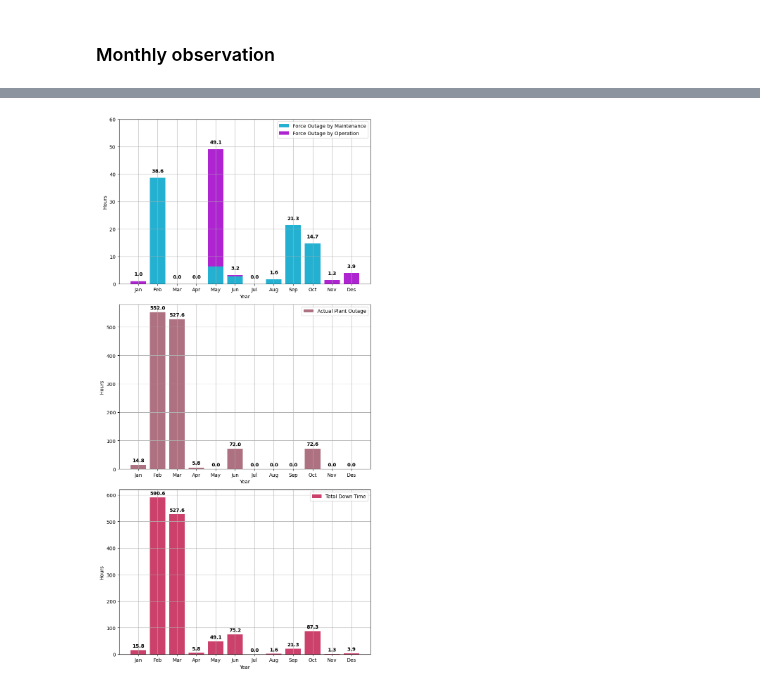
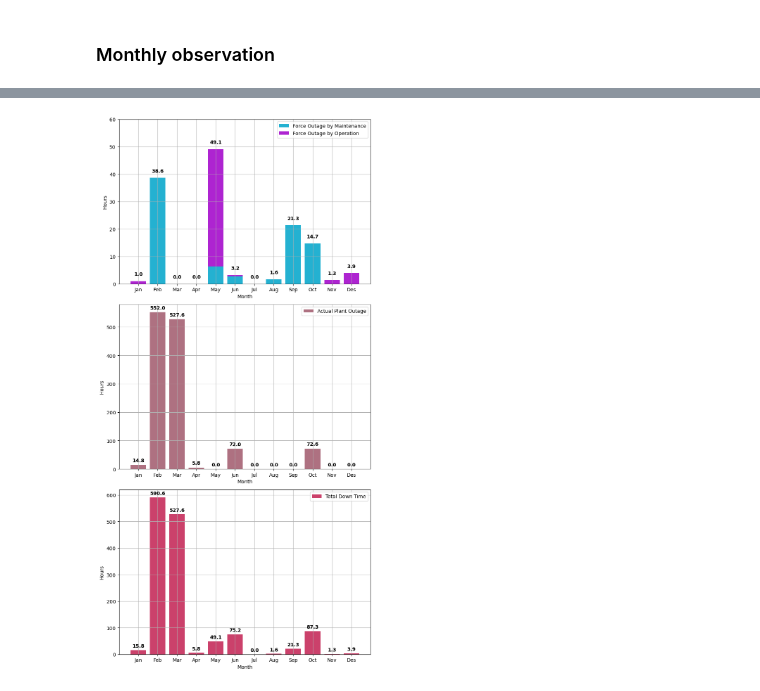
Before and after one commit to mekatronik-achmadi/Predict-CBM, a Jupyter notebook: Vale/Docs/DataPA/pa_data_analysis.ipynb, the cells around one changed output, grey strips where cells are left out. Cells and saved outputs as stored; diff of their text form; code cells hidden in the pictures.

Commit message:
update on monthly observation

```diff
--- a/Vale/Docs/DataPA/pa_data_analysis.ipynb
+++ b/Vale/Docs/DataPA/pa_data_analysis.ipynb
@@ -359,7 +359,7 @@ ax.set_ylim([0, 60])
 #ax.bar(x, y1, label='Force Outage by Maintenance')
 #ax.bar(x, y2, bottom=y1, label='Force Outage by Operation')
 
-ax.set_xlabel("Year")
+ax.set_xlabel("Month")
 ax.set_ylabel("Hours")
 
 ax.legend()
@@ -375,33 +375,33 @@ bottom = np.zeros(len(barData))
 ax2.bar(x, barData, label='Actual Plant Outage', color=colors[0])
 
 y_offset = 10
 for i, total in enumerate(totals):
     ax2.text(totals.index[i], total+y_offset, round(total,1), ha='center', weight='bold')
-ax2.set_xlabel("Year")
+ax2.set_xlabel("Month")
 ax2.set_ylabel("Hours")
 
 ax2.legend()
 ax2.grid()
 
 # third axis
 ax3 = fig.add_subplot(313)
 
 barData = df_data_resume_month['Total Down Time']
 totals = barData
 colors = ['#cb416b']
 bottom = np.zeros(len(barData))
 
 ax3.bar(x, barData, label='Total Down Time', color=colors[0])
 
 y_offset = 10
 for i, total in enumerate(totals):
     ax3.text(totals.index[i], total+y_offset, round(total,1), ha='center', weight='bold')
-ax3.set_xlabel("Year")
+ax3.set_xlabel("Month")
 ax3.set_ylabel("Hours")
 
 ax3.legend()
 ax3.grid()
 
 fig.tight_layout()
 # %% [output]
-[figure, old version]
+[figure, new version]
```
